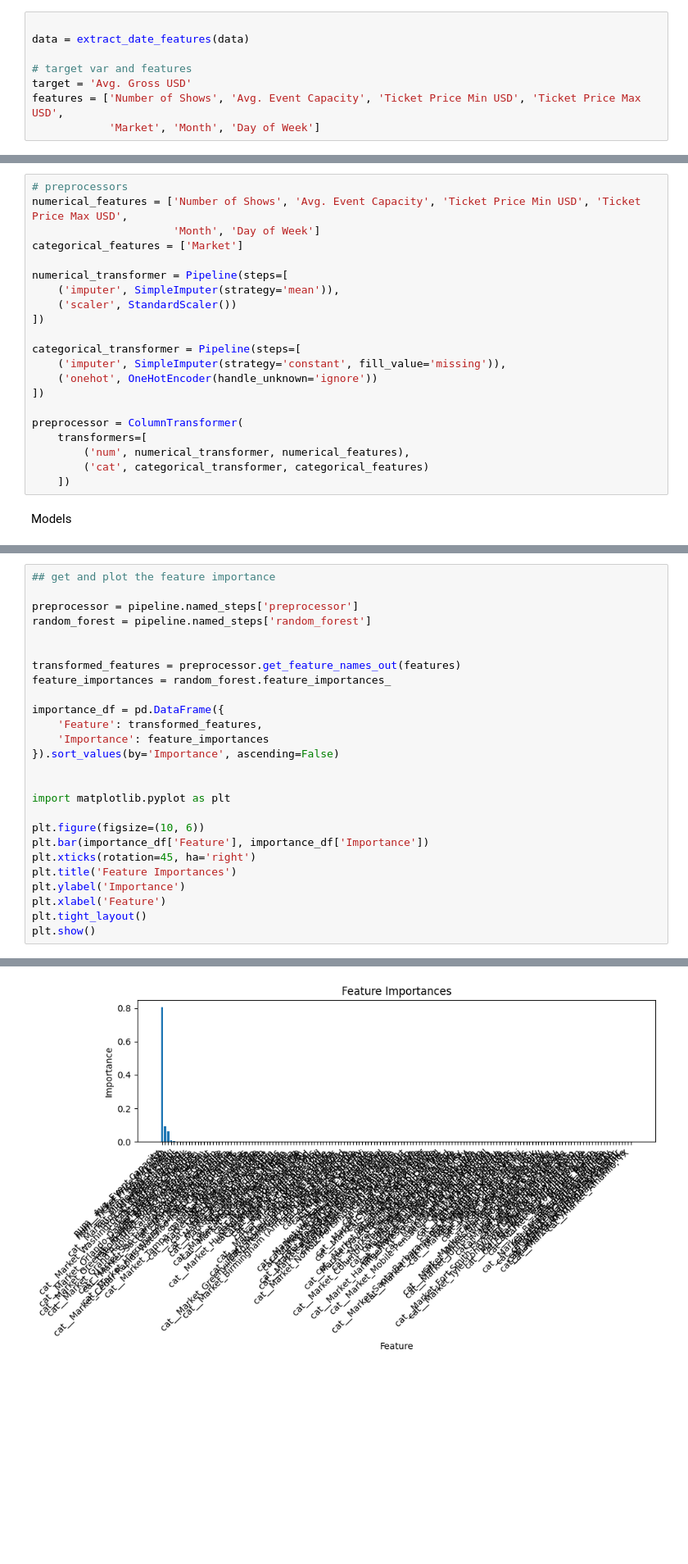
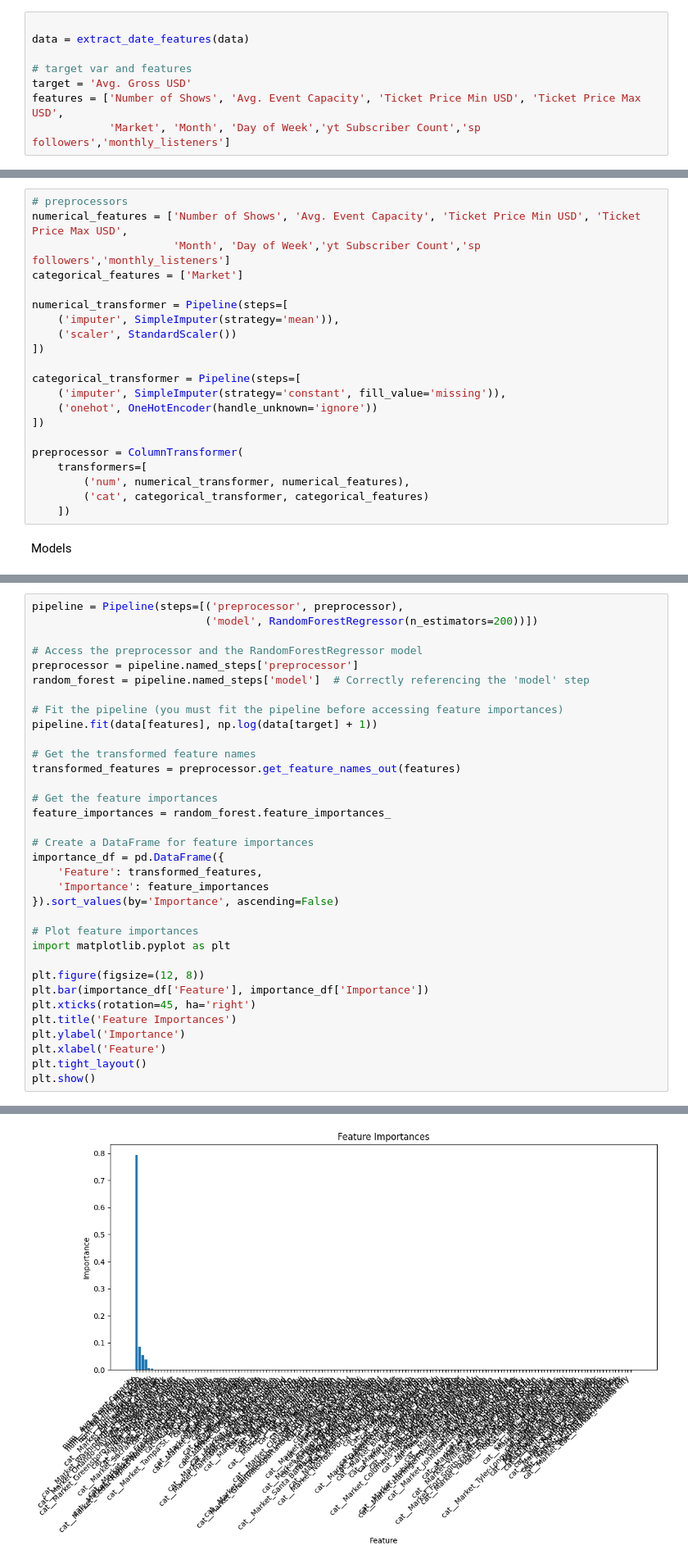
Before and after one commit to dan-s8/ARound, a Jupyter notebook: Model Building/MultiArtist/allgenre_Haolin_model.ipynb, the cells around one changed output, grey strips where cells are left out. Shown at 82% size. Cells and saved outputs as stored; diff of their text form; blank space fills up the shorter version.

```diff
--- a/Model Building/MultiArtist/allgenre_Haolin_model.ipynb
+++ b/Model Building/MultiArtist/allgenre_Haolin_model.ipynb
@@ -42,7 +42,7 @@ data = extract_date_features(data)
 # target var and features
 target = 'Avg. Gross USD'
 features = ['Number of Shows', 'Avg. Event Capacity', 'Ticket Price Min USD', 'Ticket Price Max USD',
-            'Market', 'Month', 'Day of Week']
+            'Market', 'Month', 'Day of Week','yt Subscriber Count','sp followers','monthly_listeners']
 # %%
 
 # cols_to_convert = [
@@ -93,7 +93,7 @@ memory usage: 982.2+ KB
 # %%
 # preprocessors
 numerical_features = ['Number of Shows', 'Avg. Event Capacity', 'Ticket Price Min USD', 'Ticket Price Max USD',
-                      'Month', 'Day of Week']
+                      'Month', 'Day of Week','yt Subscriber Count','sp followers','monthly_listeners']
 categorical_features = ['Market']
 
 numerical_transformer = Pipeline(steps=[
@@ -271,22 +271,30 @@ Params: {'model': XGBRegressor(base_score=None, booster=None, callbacks=None,
 # %%
-## get and plot the feature importance
+pipeline = Pipeline(steps=[('preprocessor', preprocessor),
+                           ('model', RandomForestRegressor(n_estimators=200))])
 
+# Access the preprocessor and the RandomForestRegressor model
 preprocessor = pipeline.named_steps['preprocessor']
-random_forest = pipeline.named_steps['random_forest']
+random_forest = pipeline.named_steps['model']  # Correctly referencing the 'model' step
 
+# Fit the pipeline (you must fit the pipeline before accessing feature importances)
+pipeline.fit(data[features], np.log(data[target] + 1))
 
+# Get the transformed feature names
 transformed_features = preprocessor.get_feature_names_out(features)
+
+# Get the feature importances
 feature_importances = random_forest.feature_importances_
 
+# Create a DataFrame for feature importances
 importance_df = pd.DataFrame({
     'Feature': transformed_features,
     'Importance': feature_importances
 }).sort_values(by='Importance', ascending=False)
 
-
+# Plot feature importances
 import matplotlib.pyplot as plt
 
-plt.figure(figsize=(10, 6))
+plt.figure(figsize=(12, 8))
 plt.bar(importance_df['Feature'], importance_df['Importance'])
 plt.xticks(rotation=45, ha='right')
 plt.title('Feature Importances')
@@ -312,4 +306,4 @@ plt.show()
-[figure, old version]
+[figure, new version]
 # %%
 importance_df
 # %% [output]
```
Also changed, not shown: parts of 10 cells of this notebook.
